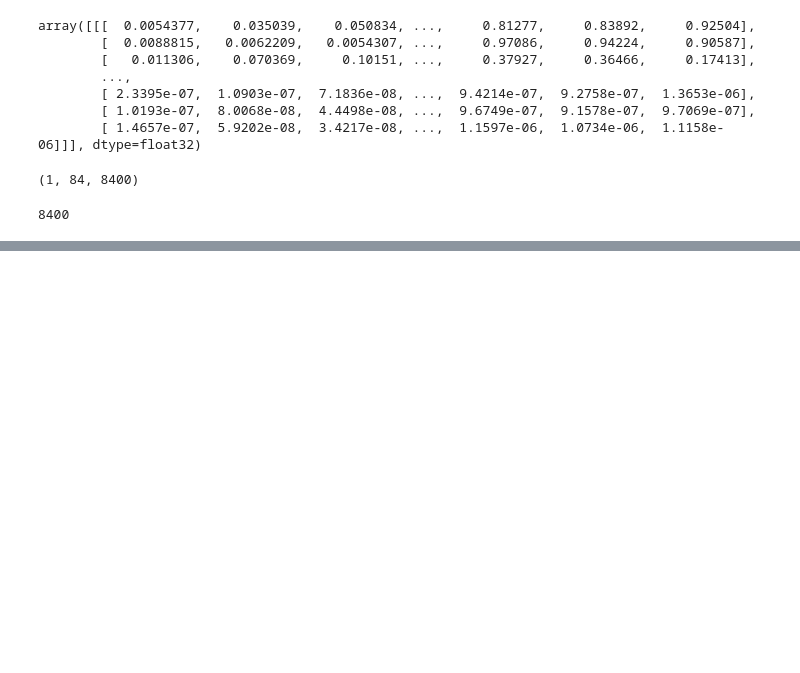
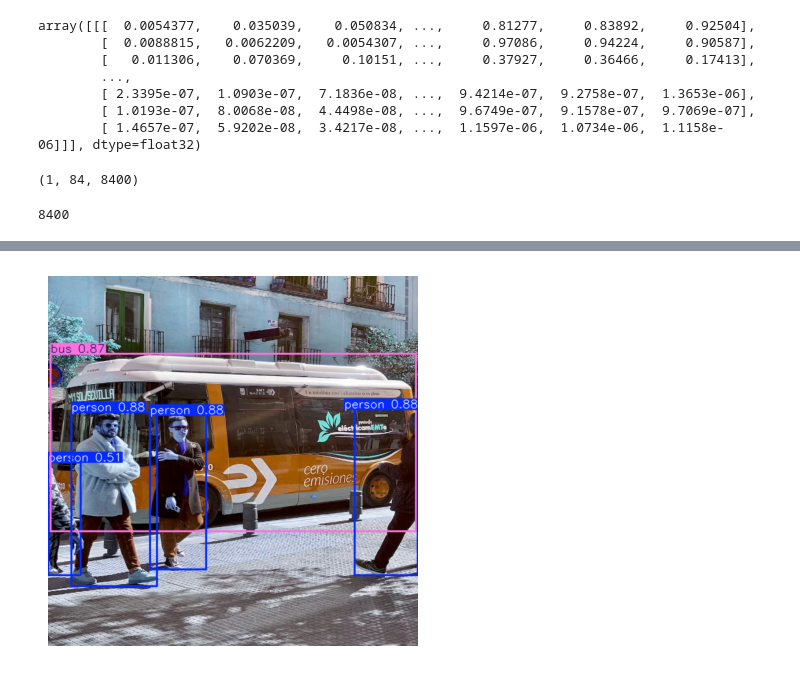
Before and after one commit to LeninGF/yolov8MobileApp, a Jupyter notebook: yolov8mobileapp/notebooks/yoloV8.ipynb, the cells around one changed output, grey strips where cells are left out. Saved outputs shown, nothing was run; the diff lists cells and outputs as text; code cells hidden in the pictures; blank space fills up the shorter version.

```diff
--- a/yolov8mobileapp/notebooks/yoloV8.ipynb
+++ b/yolov8mobileapp/notebooks/yoloV8.ipynb
@@ -276,0 +279,4 @@ num_detections
+# %%
+from ultralytics import YOLO
+path_model = ".././models/yolov8n_savedmodel/yolov8n_float32.tflite"
+model = YOLO(path_model)
@@ -276,0 +295,2 @@ num_detections
+# %%
+results = model(img)
@@ -276,0 +303,8 @@ num_detections
+# %%
+import matplotlib.pyplot as plt
+predicted_img = results[0].plot()
+plt.imshow(cv2.cvtColor(predicted_img, cv2.COLOR_BGR2RGB))
+plt.axis('off')
+plt.show()
+# %% [output]
+[figure, added]
```
Also changed, not shown: parts of 4 cells of this notebook.
